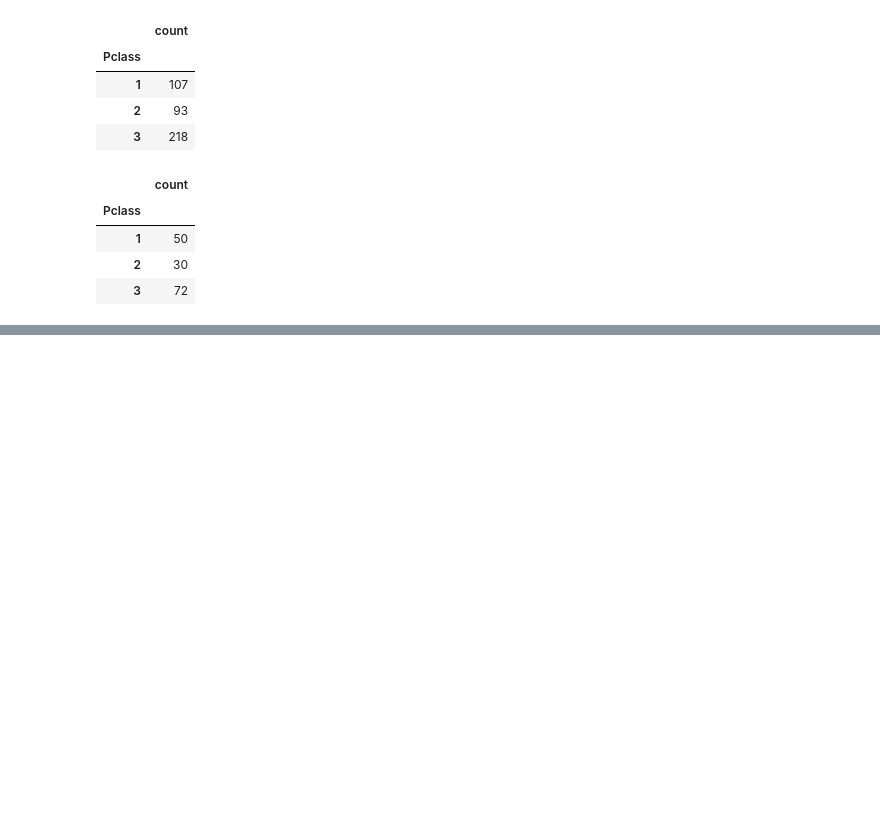
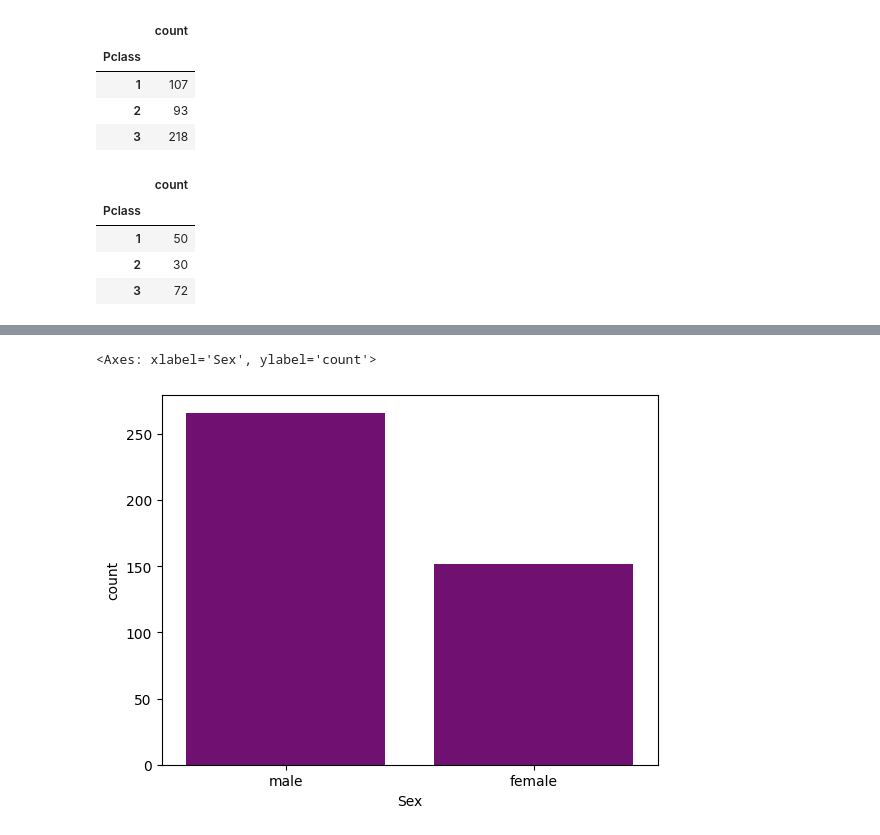
Before and after one commit to Cyrusz55/Cyrus-DataAnalysis-notebook, a Jupyter notebook: luxdev 13th.ipynb, the cells around one changed output, grey strips where cells are left out. Saved outputs shown, nothing was run; the diff lists cells and outputs as text; code cells hidden in the pictures; blank space fills up the shorter version.

```diff
--- a/luxdev 13th.ipynb
+++ b/luxdev 13th.ipynb
@@ -253,0 +353,6 @@ df.head()
+# %%
+# count plot used with categorical data
+sns.countplot(data=df, x= "Sex", color = "purple")
+# %% [output]
+<Axes: xlabel='Sex', ylabel='count'>
+[figure, added]
```
Also changed, not shown: parts of 101 cells of this notebook, 3 other files.
